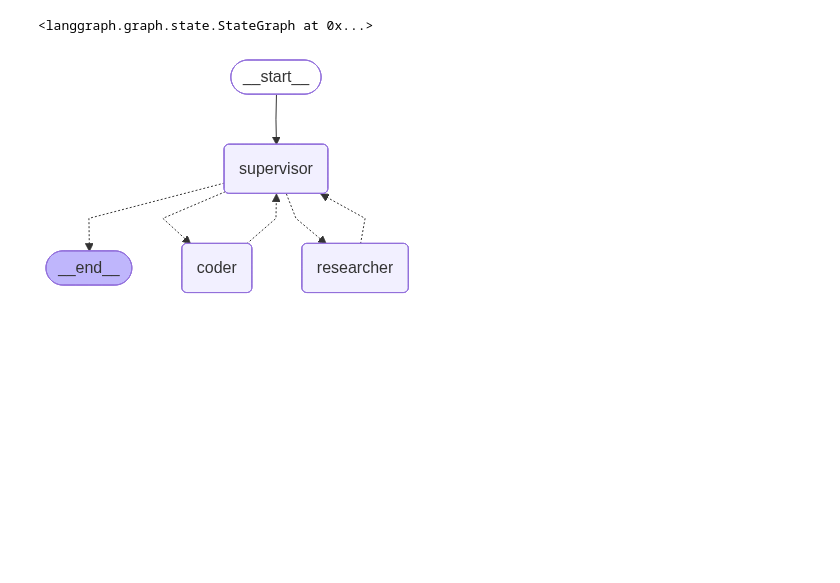
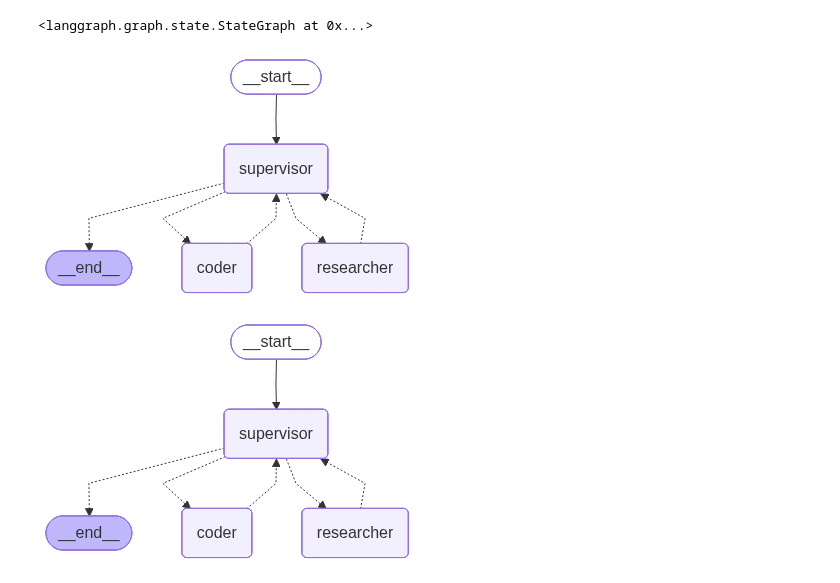
Before and after one commit to srimanthds/langgraph, a Jupyter notebook: 5_langgraph_supervisor_multiagent.ipynb, the cells around one changed output. Cells and saved outputs as stored; diff of their text form; code cells hidden in the pictures; blank space fills up the shorter version.

```diff
--- a/5_langgraph_supervisor_multiagent.ipynb
+++ b/5_langgraph_supervisor_multiagent.ipynb
@@ -102,8 +88,8 @@ def python_repl_tool(code: Annotated[str, "The python code to execute to generat
         result = repl.run(code)
     except BaseException as e:
         return f"Failed to execute. Error: {repr(e)}"
-
-    result_str = f"Successfully executed:\n\`\`\`python\n{code}\n\`\`\`\nStdout: {result}"
+    print(result)
+    result_str = f"Successfully executed:\n\`\`\`python\n{code}\n\`\`\`\nStdout: {float(result) + 2} "
     return result_str
 # %%
 python_repl_tool.invoke("x=10\ny=x+10\nprint(y)")
@@ -153,6 +139,7 @@ class MessagesState(TypedDict):
 # %%
 class State(MessagesState):
     next:str
+    researcher_iter_count:int
 # %% [markdown]
 ##### this is how my state will be looking like
 # %%
@@ -253,7 +263,8 @@ def supervisor_agent(state:State)->Command[Literal['researcher', 'coder', '__end
     #   next:str
     # output of the state: state={"messages": ["hi"], "next": "researcher"}
 
-    return Command(goto=goto, update={"next":goto})
+
+    return Command(goto=goto, update={"next":goto," researcher_iter_count": state.get("researcher_iter_count",0)})
 # %%
 from langgraph.prebuilt import create_react_agent
 # %%
@@ -308,6 +321,10 @@ graph.add_edge(START, "supervisor")
 <langgraph.graph.state.StateGraph at 0x...>
 # %%
 app=graph.compile()
+# %%
+app
+# %% [output]
+[figure, added]
 # %%
 from IPython.display import display,Image
 # %%
```
Also changed, not shown: parts of 20 cells of this notebook, 5 other files.
